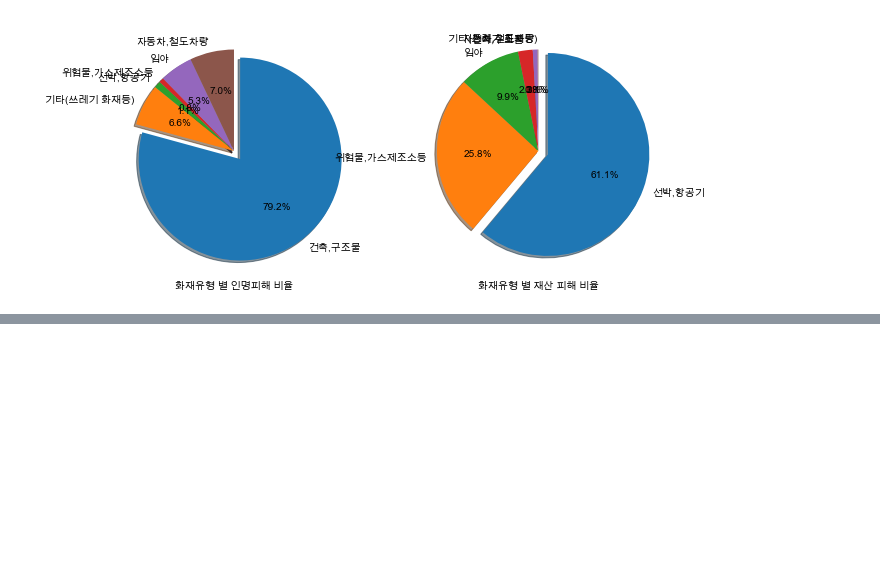
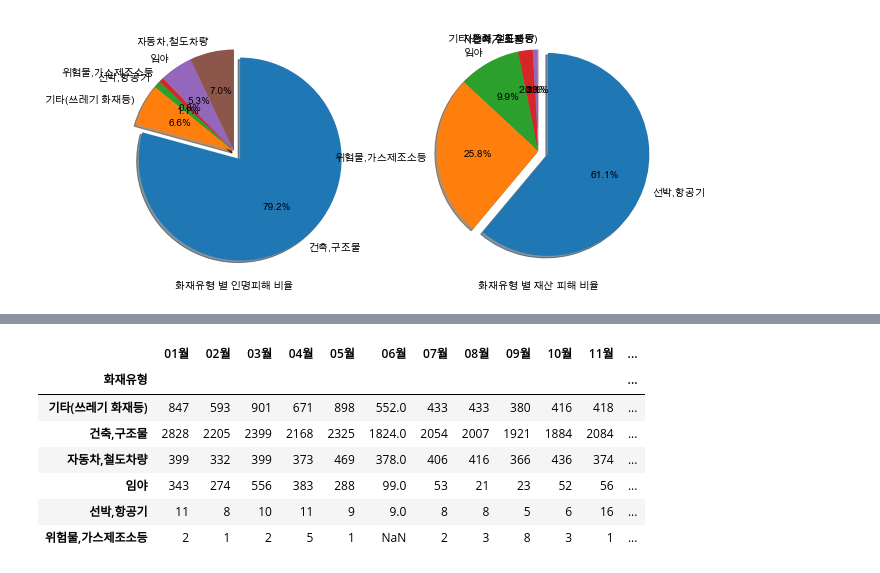
Before and after one commit to charmingjae/pandas, a Jupyter notebook: work/project.ipynb, the cells around one changed output, grey strips where cells are left out. Drawn from its saved outputs; the diff is of its cells as text; code cells hidden in the pictures; blank space fills up the shorter version.

```diff
--- a/work/project.ipynb
+++ b/work/project.ipynb
@@ -148,0 +237,11 @@ Text(0, 0.5, '')
+# %%
+df
+# %% [output]
+|  | 01월 | 02월 | 03월 | 04월 | 05월 | 06월 | 07월 | 08월 | 09월 | 10월 | 11월 | ... |
+| 화재유형 |  |  |  |  |  |  |  |  |  |  |  | ... |
+| 기타(쓰레기 화재등) | 847 | 593 | 901 | 671 | 898 | 552.0 | 433 | 433 | 380 | 416 | 418 | ... |
+| 건축,구조물 | 2828 | 2205 | 2399 | 2168 | 2325 | 1824.0 | 2054 | 2007 | 1921 | 1884 | 2084 | ... |
+| 자동차,철도차량 | 399 | 332 | 399 | 373 | 469 | 378.0 | 406 | 416 | 366 | 436 | 374 | ... |
+| 임야 | 343 | 274 | 556 | 383 | 288 | 99.0 | 53 | 21 | 23 | 52 | 56 | ... |
+| 선박,항공기 | 11 | 8 | 10 | 11 | 9 | 9.0 | 8 | 8 | 5 | 6 | 16 | ... |
+| 위험물,가스제조소등 | 2 | 1 | 2 | 5 | 1 | NaN | 2 | 3 | 8 | 3 | 1 | ... |
```
Also changed, not shown: parts of 39 cells of this notebook, 4 other files.
